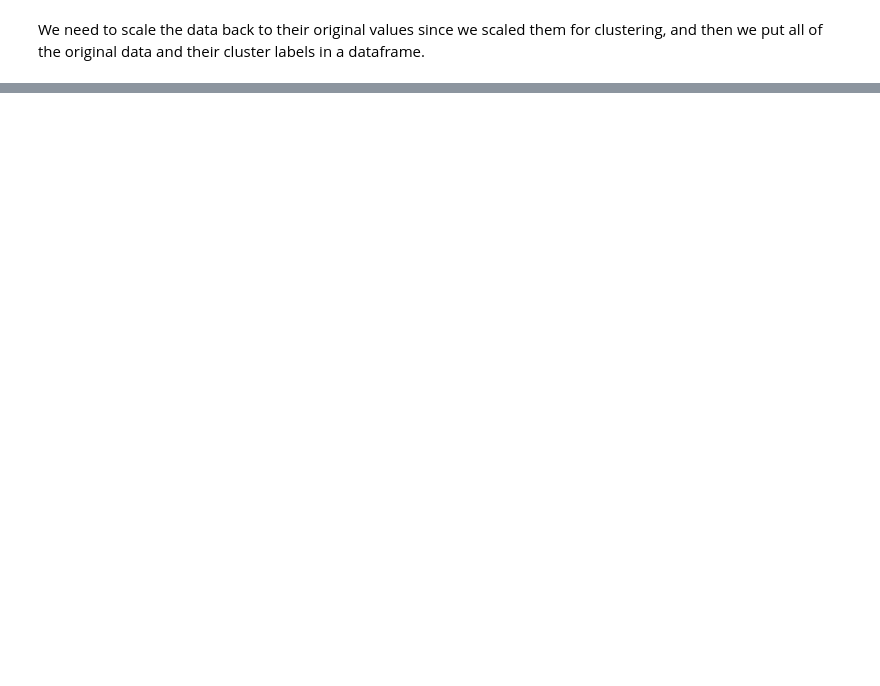
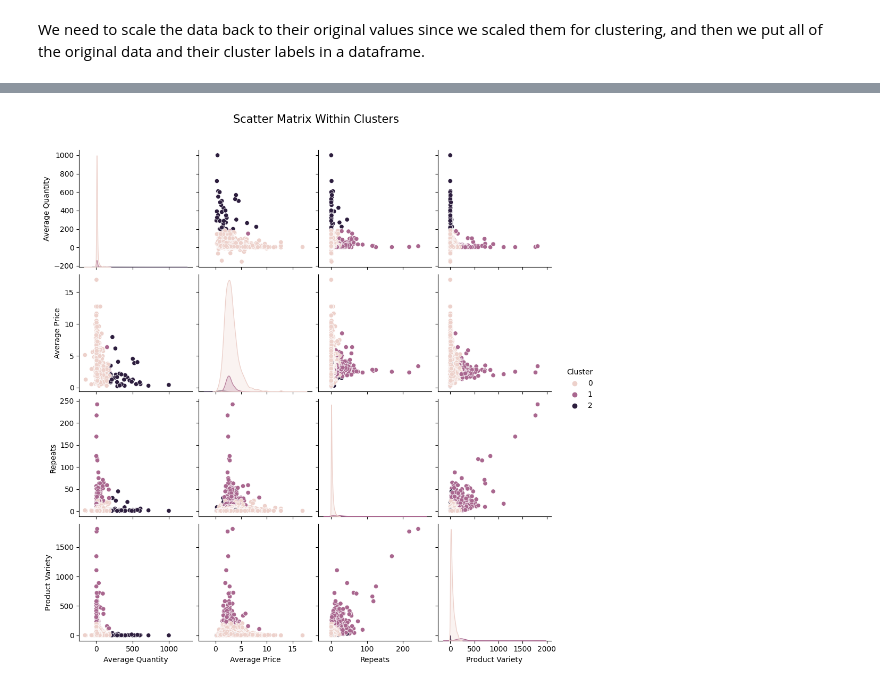
Before and after one commit to MeeraTresa/Team13_CMPE255, a Jupyter notebook: Clustering and Association Analysis.ipynb, the cells around one changed output, grey strips where cells are left out. Cells and saved outputs as stored; diff of their text form; code cells hidden in the pictures; blank space fills up the shorter version.

Commit message:
clustering fixed

```diff
--- a/Clustering and Association Analysis.ipynb
+++ b/Clustering and Association Analysis.ipynb
@@ -141,2 +144,6 @@ Cluster UK?
 # %%
-#Now we can see how our clusters are distributed along each variable in pairwise scatterplots. In the first cluster there are customers (mostly from UK) who bought very specific products with low prices in large volumes but not very often, one-time customers are more likely to be in this segment. The second cluster represents our regular customers who visit quite often buying various products in small quantities. The third cluster consists of customers who bought different products with higher price and they occasionally make a purchase, the majority of our customers (both from UK and non-UK countries) are within this cluster.
+sns.pairplot(data_clustered.drop(columns=['UK?','CustomerID']), hue='Cluster')
+plt.suptitle('Scatter Matrix Within Clusters', fontsize = 15, y = 1.05)
+plt.show()
+# %% [output]
+[figure, added]
```
Also changed, not shown: parts of 6 cells of this notebook.
